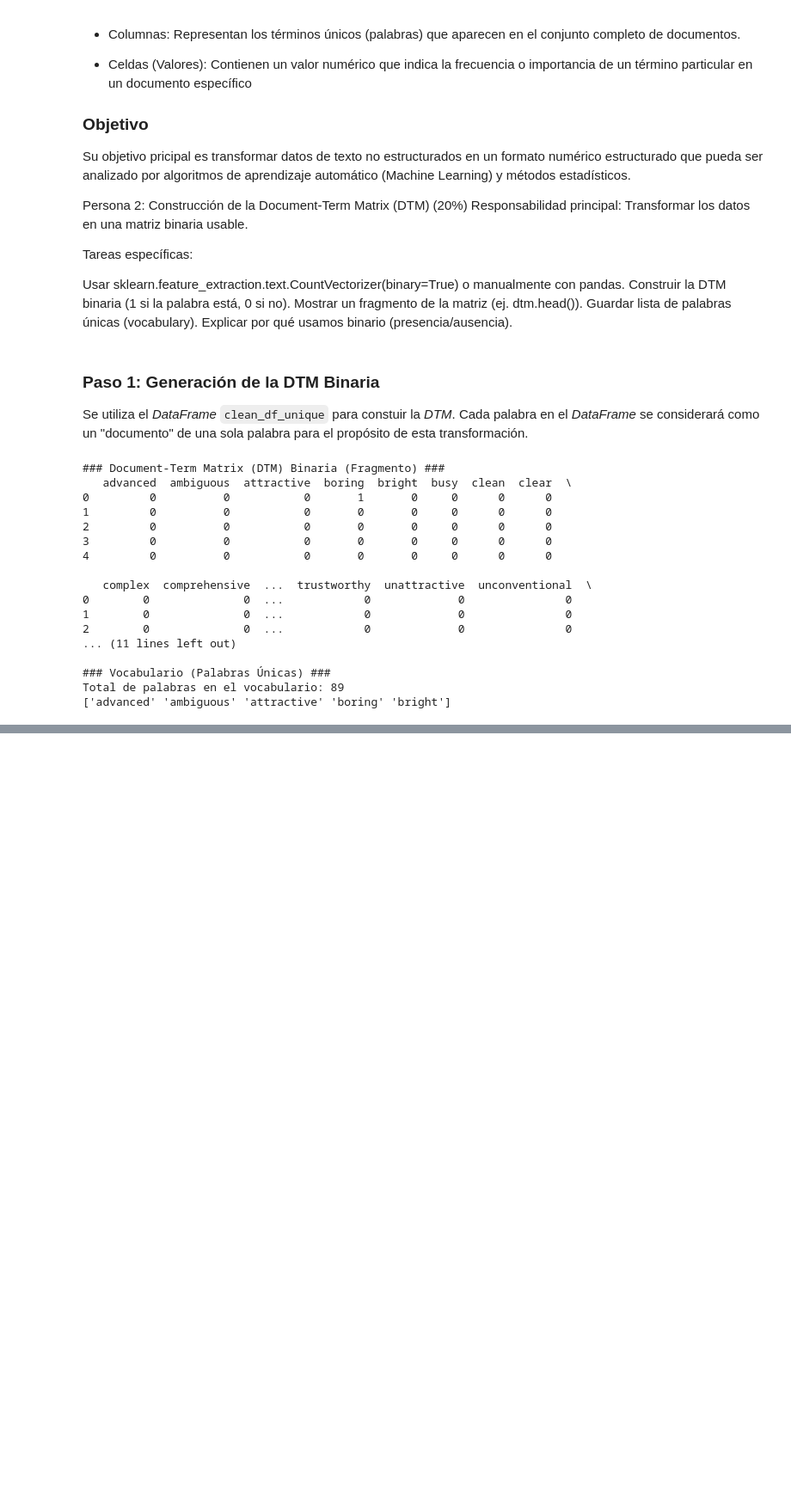
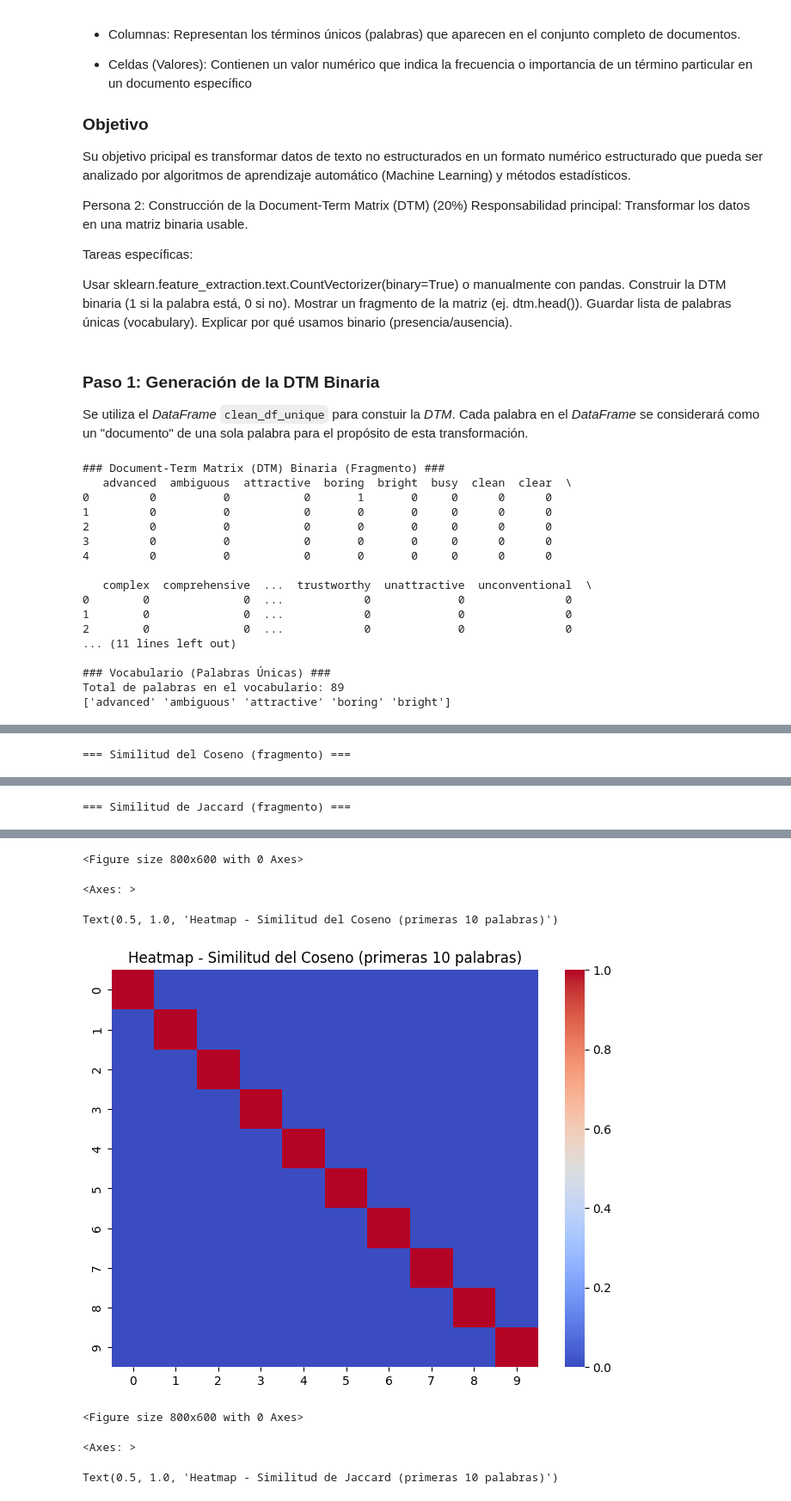
Before and after one commit to MateoJaramillo26/Topic-Modeling, a Jupyter notebook: TopicModeling.ipynb, the cells around one changed output, grey strips where cells are left out. Shown at 86% size. Cells and saved outputs as stored; diff of their text form; code cells hidden in the pictures; blank space fills up the shorter version.

```diff
--- a/TopicModeling.ipynb
+++ b/TopicModeling.ipynb
@@ -204,0 +255,72 @@ Total de palabras en el vocabulario: 89
+# %%
+# 1. Convertir DTM a matriz NumPy (requerido por sklearn)
+from sklearn.metrics import pairwise_distances
+
+
+dtm_array = dtm.values  # <--- CORRECCIÓN CLAVE
+indices = dtm.index if isinstance(dtm.index, pd.Index) else range(len(dtm))
+
+# 2. Matriz de similitud del Coseno
+cosine_sim_matrix = cosine_similarity(dtm_array)
+
+# 3. Matriz de similitud de Jaccard
+#    (pairwise_distances devuelve distancias, así que restamos a 1)
+jaccard_dist_matrix = pairwise_distances(dtm_array, metric="jaccard")
+jaccard_sim_matrix = 1 - jaccard_dist_matrix
+
+# 4. Convertir a DataFrames con nombres de las palabras como índices
+cosine_df = pd.DataFrame(cosine_sim_matrix, index=indices, columns=indices)
+jaccard_df = pd.DataFrame(jaccard_sim_matrix, index=indices, columns=indices)
+
+# 5. Mostrar fragmentos de ambas matrices
+print("=== Similitud del Coseno (fragmento) ===")
+display(cosine_df.iloc[:10, :10])
+
+print("\n=== Similitud de Jaccard (fragmento) ===")
+display(jaccard_df.iloc[:10, :10])
+
+# 6. Visualizar con Heatmaps
+plt.figure(figsize=(8, 6))
+sns.heatmap(cosine_df.iloc[:10, :10], cmap="coolwarm", annot=False)
+plt.title("Heatmap - Similitud del Coseno (primeras 10 palabras)")
+plt.show()
+
+plt.figure(figsize=(8, 6))
+sns.heatmap(jaccard_df.iloc[:10, :10], cmap="viridis", annot=False)
+plt.title("Heatmap - Similitud de Jaccard (primeras 10 palabras)")
+plt.show()
+
+# 7. Explicación Teórica
+display(md(r"""
+### Teoría de las Medidas de Similitud
+
+#### 1. Similitud del Coseno
+
+Mide el **ángulo entre dos vectores** en un espacio n-dimensional.
+Cuanto menor sea el ángulo, mayor la similitud.
+Se define como:
+
+\[
+\text{Similitud}_{\cos}(A, B) = \frac{A \cdot B}{\|A\| \|B\|}
+\]
+
+- Toma valores entre 0 y 1 (si los vectores son no negativos).
+- 1 indica vectores idénticos.
+- Muy usada en modelos de texto, embeddings y análisis semántico.
+
+---
+
+#### 2. Similitud de Jaccard
+
+Evalúa la **intersección sobre la unión** de los conjuntos de características activas (1’s):
+
+\[
+\text{Similitud}_{J}(A, B) = \frac{|A \cap B|}{|A \cup B|}
+\]
+
+- Toma valores entre 0 y 1.
+- Útil para comparar representaciones binarias (presencia/ausencia de palabras).
+- 1 significa que ambos vectores tienen los mismos elementos activos.
+"""))
+# %% [output]
+=== Similitud del Coseno (fragmento) ===
@@ -204,0 +338 @@ Total de palabras en el vocabulario: 89
+=== Similitud de Jaccard (fragmento) ===
@@ -204,0 +350,7 @@ Total de palabras en el vocabulario: 89
+<Figure size 800x600 with 0 Axes>
+<Axes: >
+Text(0.5, 1.0, 'Heatmap - Similitud del Coseno (primeras 10 palabras)')
+[figure, added]
+<Figure size 800x600 with 0 Axes>
+<Axes: >
+Text(0.5, 1.0, 'Heatmap - Similitud de Jaccard (primeras 10 palabras)')
```
Also changed, not shown: parts of 4 cells of this notebook, 1 other file.
